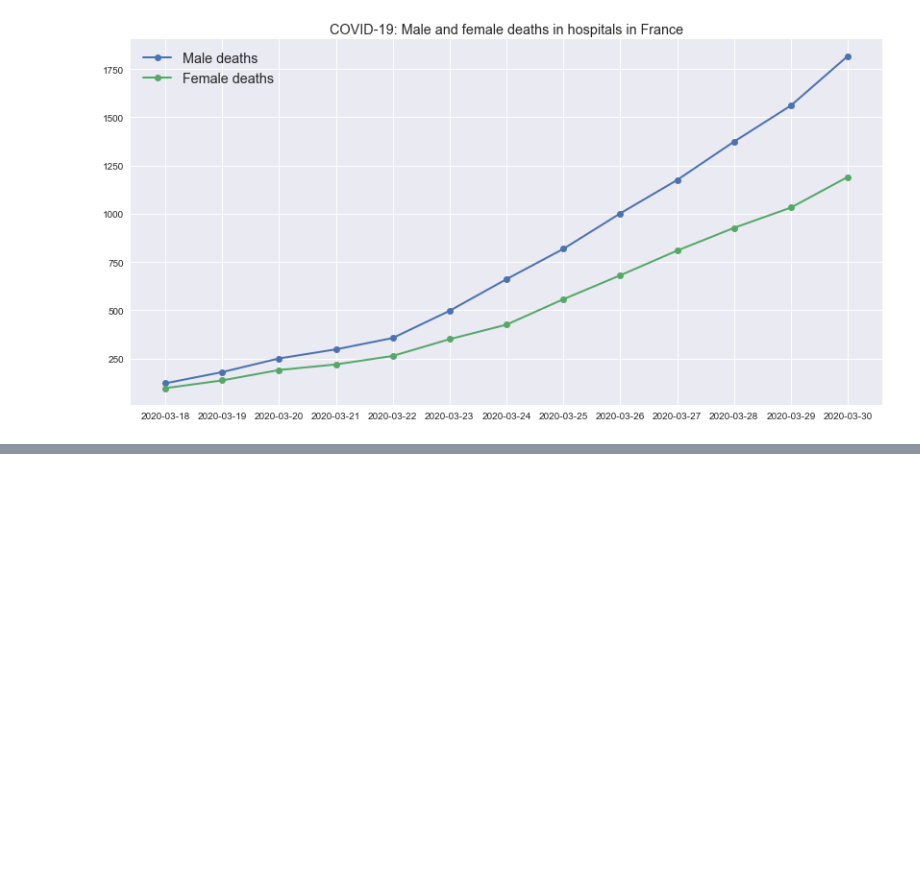
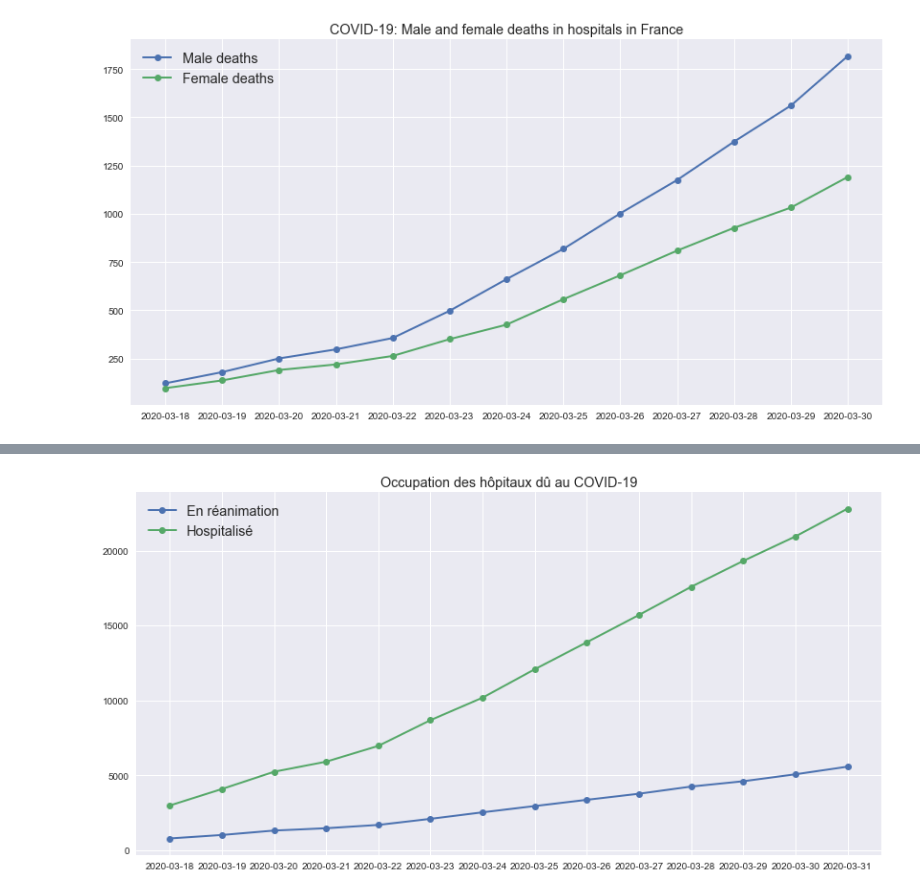
Before and after one commit to Oryon/covid-19, a Jupyter notebook: covid19_france.ipynb, the cells around one changed output, grey strips where cells are left out. Saved outputs shown, nothing was run; the diff lists cells and outputs as text; code cells hidden in the pictures; blank space fills up the shorter version.

```diff
--- a/covid19_france.ipynb
+++ b/covid19_france.ipynb
@@ -109,0 +145,10 @@ plt.show()
+# %%
+fig, ax = plt.subplots(figsize=(14,7))
+plt.plot(data_sum_unisex.index, data_sum_unisex['rea'], label='En réanimation', linewidth=2, marker='o')
+plt.plot(data_sum_unisex.index, data_sum_unisex['hosp'], label='Hospitalisé', linewidth=2, marker='o')
+plt.legend(fontsize='x-large')
+ax.set_title('Occupation des hôpitaux dû au COVID-19', fontsize='x-large')
+#plt.yscale("log")
+plt.show()
+# %% [output]
+[figure, added]
```
Also changed, not shown: parts of 7 cells of this notebook, 1 other file.
